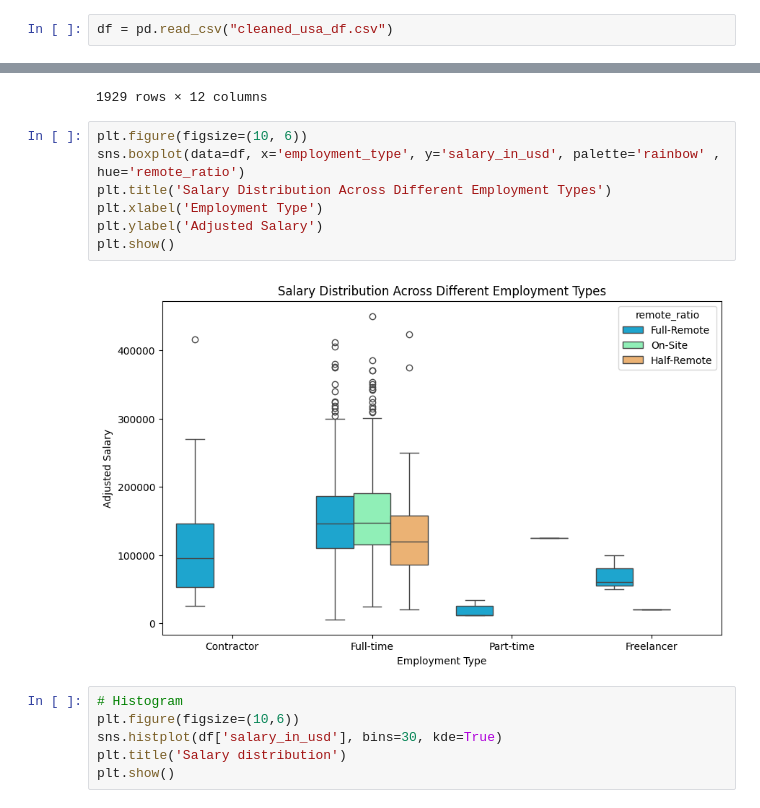
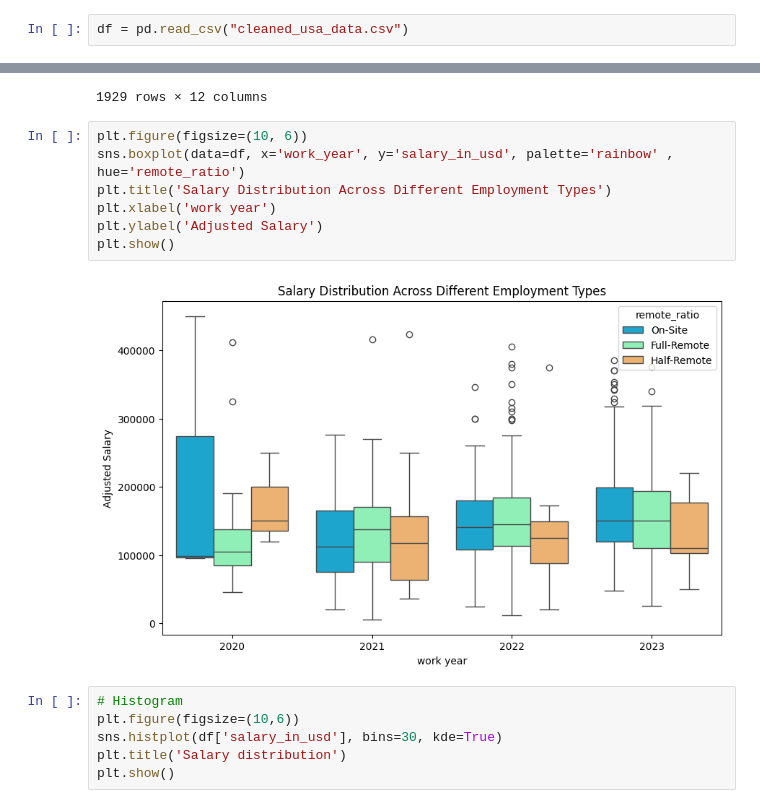
Before and after one commit to Raju-jrDev/Data-Science-job-analysis, a Jupyter notebook: main.ipynb, the cells around one changed output, grey strips where cells are left out. Saved outputs shown, nothing was run; the diff lists cells and outputs as text.

```diff
--- a/main.ipynb
+++ b/main.ipynb
@@ -77,7 +77,7 @@ df_usa.shape
 # %% [output]
 (1929, 11)
 # %%
-df = pd.read_csv("cleaned_usa_df.csv")
+df = pd.read_csv("cleaned_usa_data.csv")
 # %%
 df
 # %% [output]
@@ -160,13 +160,13 @@ df
 1929 rows × 12 columns
 # %%
 plt.figure(figsize=(10, 6))
-sns.boxplot(data=df, x='employment_type', y='salary_in_usd', palette='rainbow' , hue='remote_ratio')
+sns.boxplot(data=df, x='work_year', y='salary_in_usd', palette='rainbow' , hue='remote_ratio')
 plt.title('Salary Distribution Across Different Employment Types')
-plt.xlabel('Employment Type')
+plt.xlabel('work year')
 plt.ylabel('Adjusted Salary')
 plt.show()
 # %% [output]
-[figure, old version]
+[figure, new version]
 # %%
 # Histogram
 plt.figure(figsize=(10,6))
```
